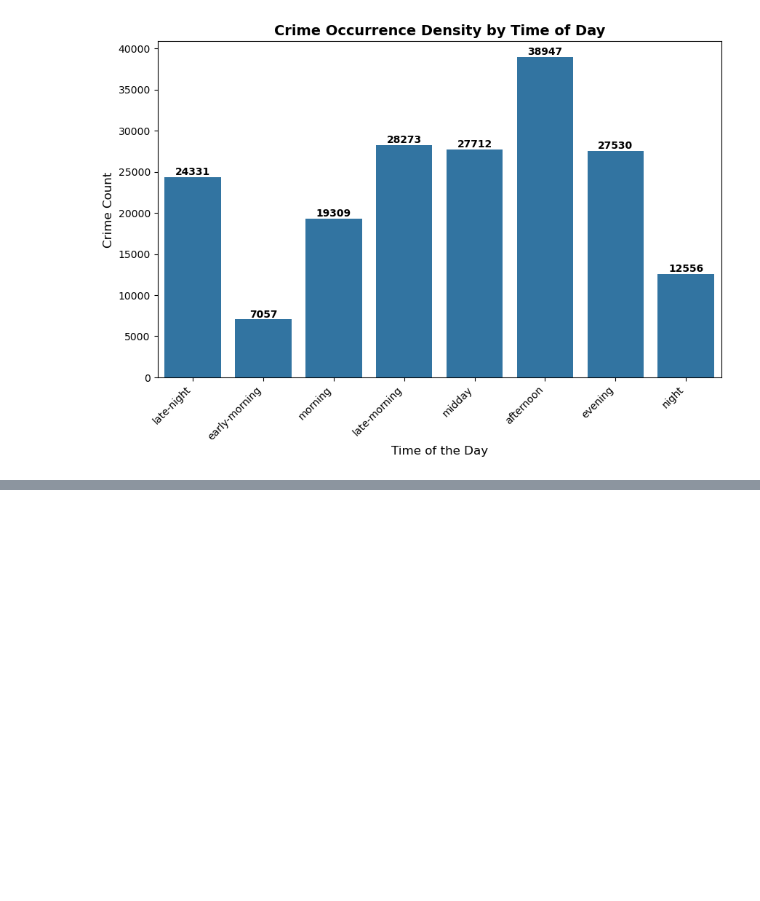
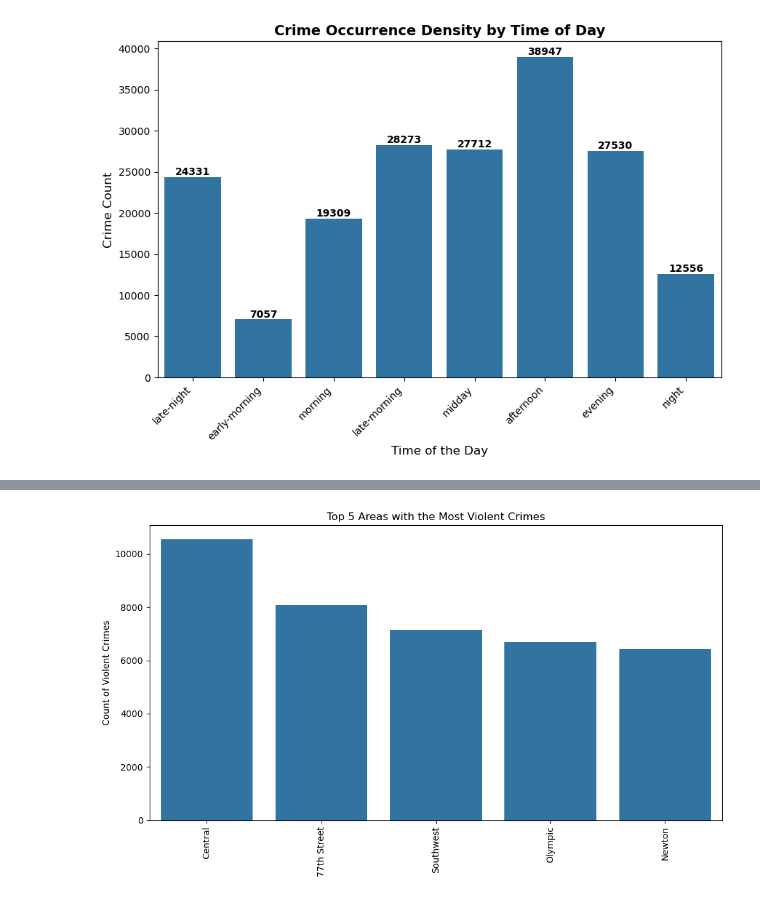
Before and after one commit to jgp-13/LA_Crime, a Jupyter notebook: notebooks/nb1-la_crime-cleaning.ipynb, the cells around one changed output, grey strips where cells are left out. Drawn from its saved outputs; the diff is of its cells as text; code cells hidden in the pictures; blank space fills up the shorter version.

```diff
--- a/notebooks/nb1-la_crime-cleaning.ipynb
+++ b/notebooks/nb1-la_crime-cleaning.ipynb
@@ -590,0 +706,22 @@ plt.show()
+# %%
+# Filter the dataset for violent crimes
+violent_crimes_data = df[df['violent']]
+
+# Get the top 10 locations with the most violent crimes
+top_5_locations = violent_crimes_data['AREA NAME'].value_counts().head(5)
+
+# Create a bar plot of the top 10 locations
+plt.figure(figsize=(10, 6))
+sns.barplot(x=top_5_locations.index, y=top_5_locations.values)
+
+# Formatting
+plt.title('Top 5 Areas with the Most Violent Crimes')
+plt.xlabel('')
+plt.ylabel('Count of Violent Crimes')
+plt.xticks(rotation=90)
+
+# Show the plot
+plt.tight_layout()
+plt.show()
+# %% [output]
+[figure, added]
```
Also changed, not shown: parts of 13 cells of this notebook.
